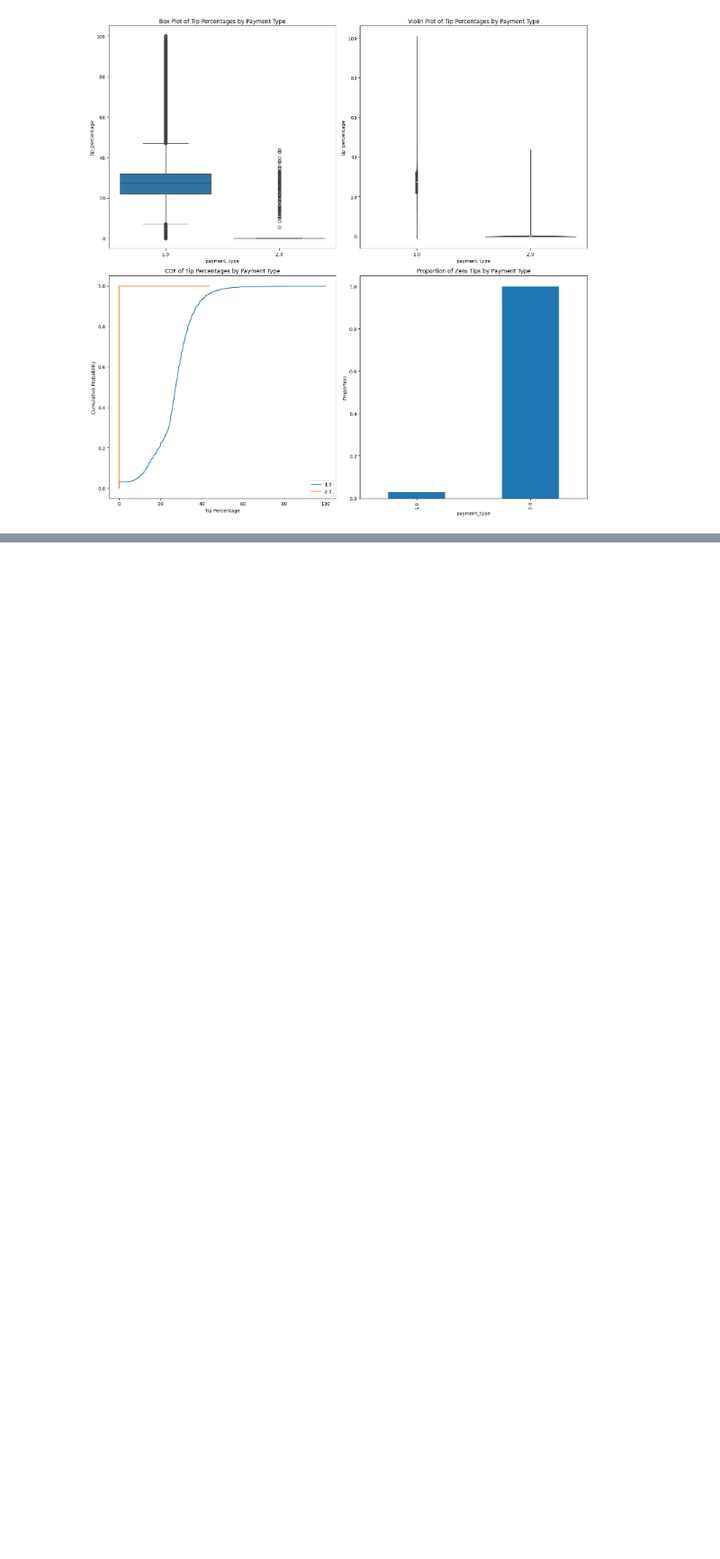
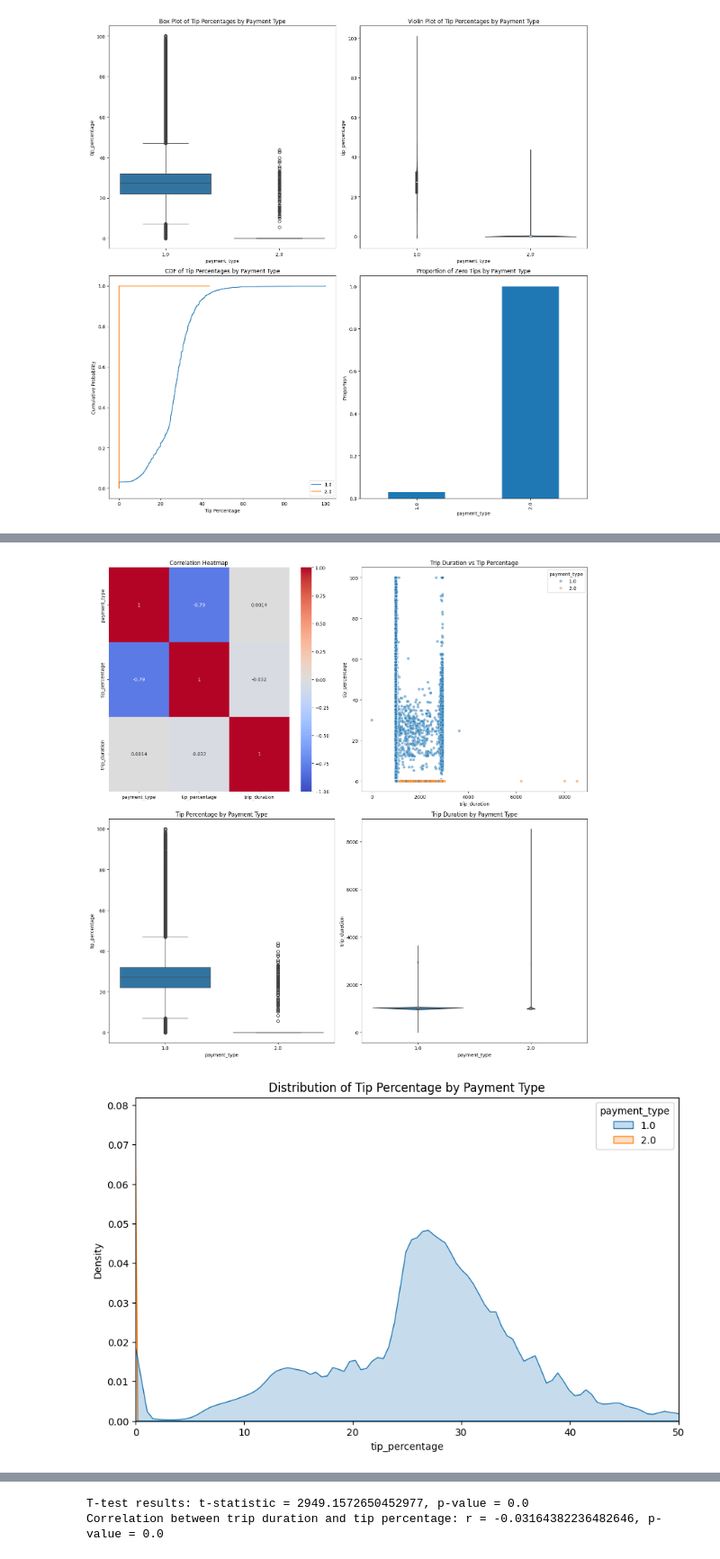
Before and after one commit to LongD3Ad/Taxi-Fare, a Jupyter notebook: Taxi_EDA.ipynb, the cells around one changed output, grey strips where cells are left out. Shown at 90% size. Cells and saved outputs as stored; diff of their text form; code cells hidden in the pictures; blank space fills up the shorter version.

```diff
--- a/Taxi_EDA.ipynb
+++ b/Taxi_EDA.ipynb
@@ -473,0 +476,2 @@ plt.show()
+# %%
+df1 = df
@@ -473,0 +510,3 @@ plt.show()
+# %%
+# Convert payment_type to categorical
+df1['payment_type'] = df1['payment_type'].astype('category')
@@ -473,0 +520,3 @@ plt.show()
+# %%
+# Calculate correlations
+corr_matrix = df1[['payment_type', 'tip_percentage', 'trip_duration']].corr()
@@ -473,0 +530,52 @@ plt.show()
+# %%
+plt.figure(figsize=(15, 15))
+
+# 3.1 Correlation Heatmap
+plt.subplot(221)
+sns.heatmap(corr_matrix, annot=True, cmap='coolwarm', vmin=-1, vmax=1, center=0)
+plt.title('Correlation Heatmap')
+
+# 3.2 Scatter plot: Trip Duration vs Tip Percentage
+plt.subplot(222)
+sns.scatterplot(data=df1, x='trip_duration', y='tip_percentage', hue='payment_type', alpha=0.5)
+plt.title('Trip Duration vs Tip Percentage')
+
+# 3.3 Box plot: Tip Percentage by Payment Type
+plt.subplot(223)
+sns.boxplot(data=df1, x='payment_type', y='tip_percentage')
+plt.title('Tip Percentage by Payment Type')
+
+# 3.4 Violin plot: Trip Duration by Payment Type
+plt.subplot(224)
+sns.violinplot(data=df1, x='payment_type', y='trip_duration')
+plt.title('Trip Duration by Payment Type')
+
+plt.tight_layout()
+plt.show()
+
+# 3.5 Additional Analysis: KDE plot for Tip Percentage
+plt.figure(figsize=(10, 6))
+sns.kdeplot(data=df1, x='tip_percentage', hue='payment_type', fill=True)
+plt.title('Distribution of Tip Percentage by Payment Type')
+plt.xlim(0, 50)  # Adjust as needed
+plt.show()
+
+# 3.6 Regression plot: Trip Duration vs Tip Percentage
+plt.figure(figsize=(10, 6))
+sns.regplot(data=df1, x='trip_duration', y='tip_percentage', scatter_kws={'alpha':0.5})
+plt.title('Regression: Trip Duration vs Tip Percentage')
+plt.show()
+
+# 4. Statistical Tests
+# T-test for tip percentage between payment types
+type1 = df1[df1['payment_type'] == 1]['tip_percentage']
+type2 = df1[df1['payment_type'] == 2]['tip_percentage']
+t_stat, p_value = stats.ttest_ind(type1, type2)
+print(f"T-test results: t-statistic = {t_stat}, p-value = {p_value}")
+
+# Correlation test between trip duration and tip percentage
+corr, p_value = stats.pearsonr(df1['trip_duration'], df1['tip_percentage'])
+print(f"Correlation between trip duration and tip percentage: r = {corr}, p-value = {p_value}")
+# %% [output]
+[figure, added]
+[figure, added]
@@ -473,0 +583,2 @@ plt.show()
+T-test results: t-statistic = 2949.1572650452977, p-value = 0.0
+Correlation between trip duration and tip percentage: r = -0.03164382236482646, p-value = 0.0
```
Also changed, not shown: parts of 29 cells of this notebook.
